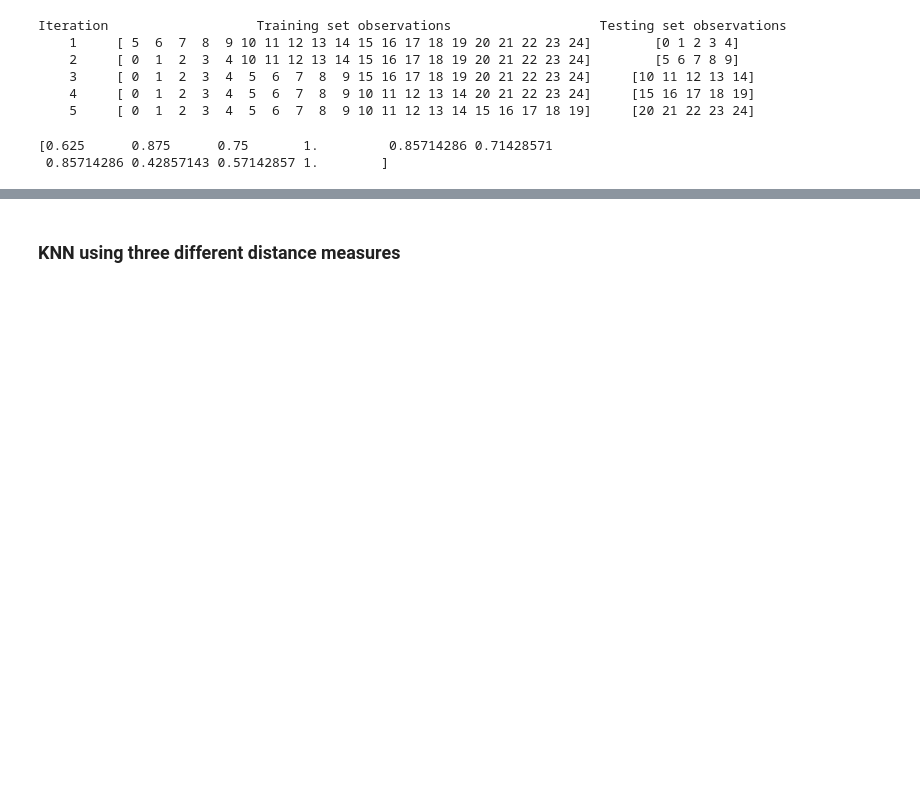
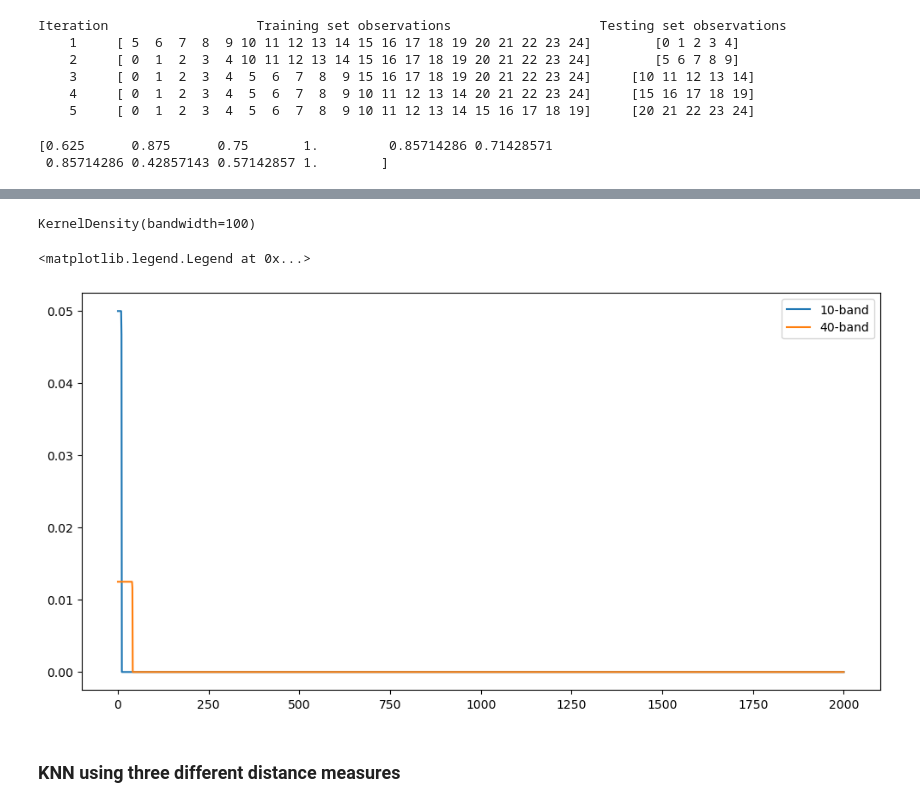
Before and after one commit to shruthivenkat/CECS550_Group6, a Jupyter notebook: #Modeling 1.3.ipynb, the cells around one changed output, grey strips where cells are left out. Cells and saved outputs as stored; diff of their text form; code cells hidden in the pictures; blank space fills up the shorter version.

```diff
--- a/#Modeling 1.3.ipynb
+++ b/#Modeling 1.3.ipynb
@@ -436,3 +457,35 @@ print(scores)
+# %%
+import numpy as np
+X = df['clicks_merchant'].values[:, np.newaxis]
+from sklearn.neighbors import KernelDensity
+# import sklearn
+kde10 = KernelDensity(kernel='gaussian', bandwidth=10)
+kde10.fit(X)
+kde40 = KernelDensity(kernel='gaussian', bandwidth=40)
+kde40.fit(X)
+kde100 = KernelDensity(kernel='gaussian', bandwidth=100)
+kde100.fit(X)
+# %% [output]
+KernelDensity(bandwidth=100)
+# %%
+n2000 = np.array(list(range(0, 2001)))[:, np.newaxis]
+
+fig, ax = plt.subplots(1, figsize=(12, 6))
+ax.plot(n2000, np.exp(kde10.score_samples(n2000)), label='10-band')
+ax.plot(n2000, np.exp(kde40.score_samples(n2000)), label='40-band')
+ax.plot(n2000, np.exp(kde100.score_samples(n2000)), label='100-band')
+ax.legend()
+# %%
+kde10tophat = KernelDensity(kernel='tophat', bandwidth=10).fit(X)
+kde40tophat = KernelDensity(kernel='tophat', bandwidth=40).fit(X)
+
+fig, ax = plt.subplots(1, figsize=(12, 6))
+ax.plot(n2000, np.exp(kde10tophat.score_samples(n2000)), label='10-band')
+ax.plot(n2000, np.exp(kde40tophat.score_samples(n2000)), label='40-band')
+ax.legend()
+# %% [output]
+<matplotlib.legend.Legend at 0x...>
+[figure, added]
 # %% [markdown]
 ### KNN using three different distance measures
 # %%
```
Also changed, not shown: parts of 17 cells of this notebook, 3 other files.
